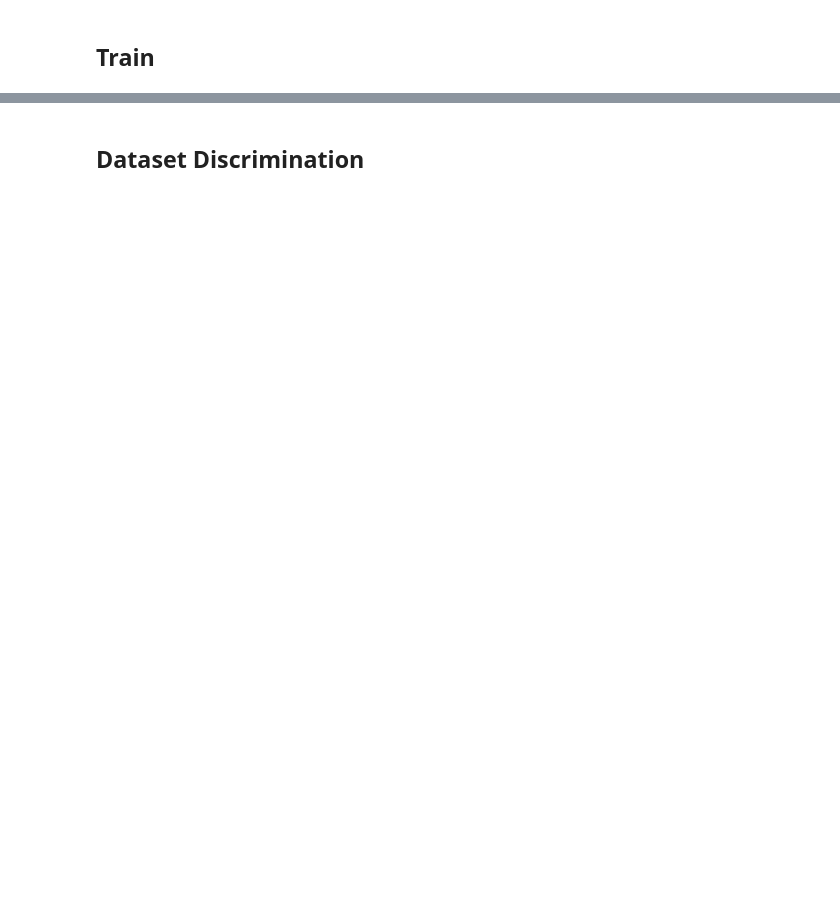
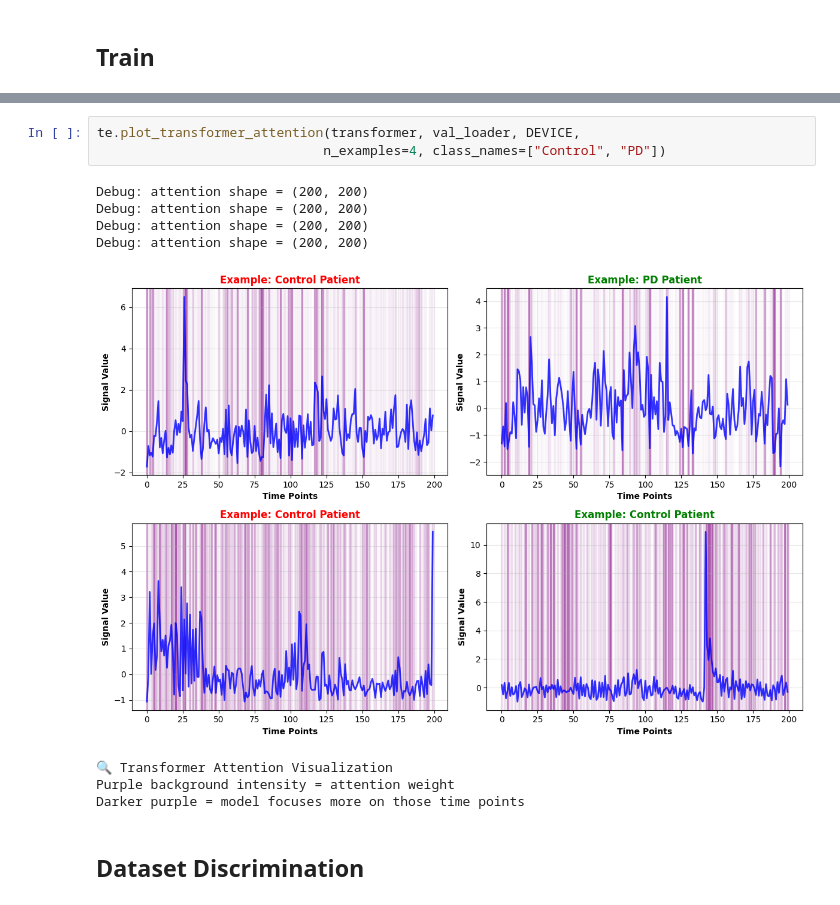
Before and after one commit to liuxk83/head-motion-analysis, a Jupyter notebook: notebooks/modeling_nn.ipynb, the cells around one changed output, grey strips where cells are left out. Saved outputs shown, nothing was run; the diff lists cells and outputs as text; blank space fills up the shorter version.

```diff
--- a/notebooks/modeling_nn.ipynb
+++ b/notebooks/modeling_nn.ipynb
@@ -106,3 +235,15 @@ history = te.train(
+# %%
+te.plot_transformer_attention(transformer, val_loader, DEVICE,
+                             n_examples=4, class_names=["Control", "PD"])
+# %% [output]
+Debug: attention shape = (200, 200)
+Debug: attention shape = (200, 200)
+Debug: attention shape = (200, 200)
+Debug: attention shape = (200, 200)
+[figure, added]
+🔍 Transformer Attention Visualization
+Purple background intensity = attention weight
+Darker purple = model focuses more on those time points
 # %% [markdown]
 ## Dataset Discrimination
 # %%
```
Also changed, not shown: parts of 12 cells of this notebook, 3 other files.
